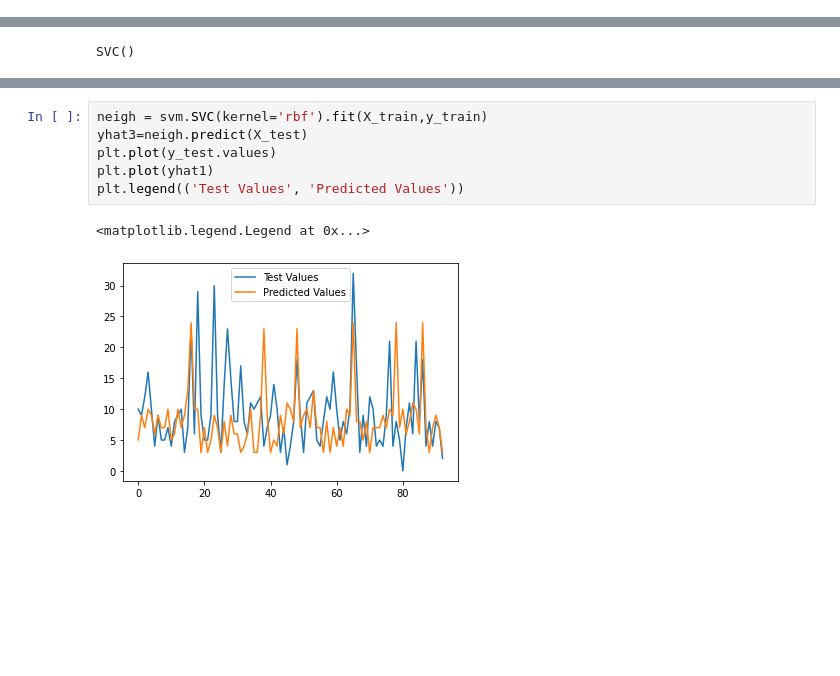
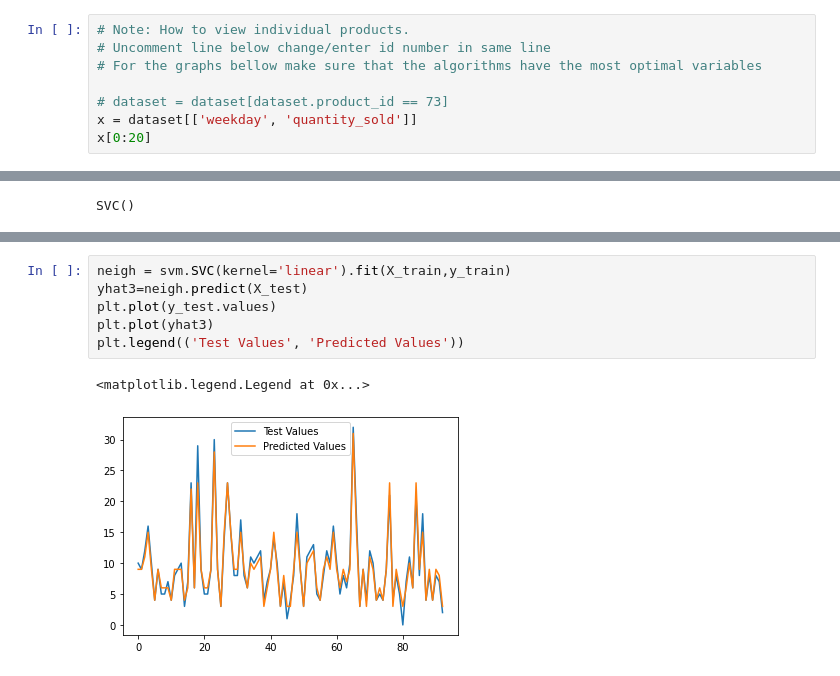
Before and after one commit to michalmullen/machine-learning, a Jupyter notebook: notebooks/coffeeShopAD.ipynb, the cells around one changed output, grey strips where cells are left out. Saved outputs shown, nothing was run; the diff lists cells and outputs as text; blank space fills up the shorter version.

```diff
--- a/notebooks/coffeeShopAD.ipynb
+++ b/notebooks/coffeeShopAD.ipynb
@@ -120,0 +100,8 @@ x[0:20]
+# %%
+# Note: How to view individual products.
+# Uncomment line below change/enter id number in same line
+# For the graphs bellow make sure that the algorithms have the most optimal variables
+
+# dataset = dataset[dataset.product_id == 73]
+x = dataset[['weekday', 'quantity_sold']]
+x[0:20]
@@ -284,9 +289,9 @@ The best accuracy was with 0.15053763440860216 with type = rbf
 # %%
-neigh = svm.SVC(kernel='rbf').fit(X_train,y_train)
+neigh = svm.SVC(kernel='linear').fit(X_train,y_train)
 yhat3=neigh.predict(X_test)
 plt.plot(y_test.values)
-plt.plot(yhat1)
+plt.plot(yhat3)
 plt.legend(('Test Values', 'Predicted Values'))
 # %% [output]
 <matplotlib.legend.Legend at 0x...>
-[figure, old version]
+[figure, new version]
```
Also changed, not shown: parts of 8 cells of this notebook.
